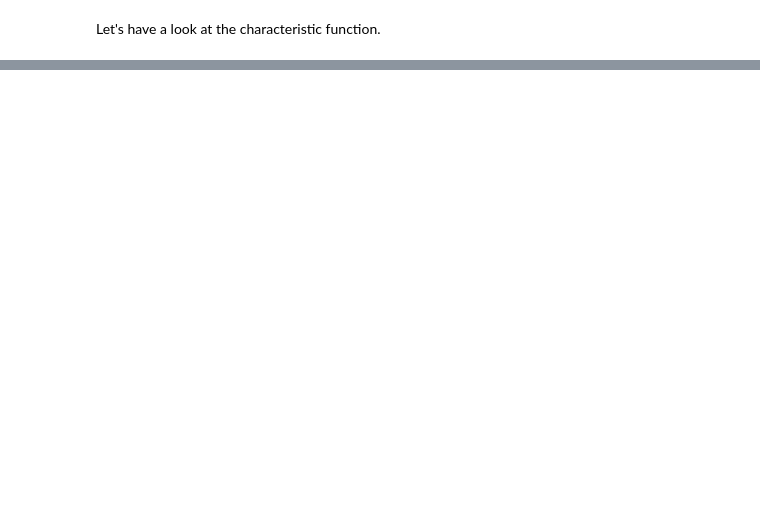
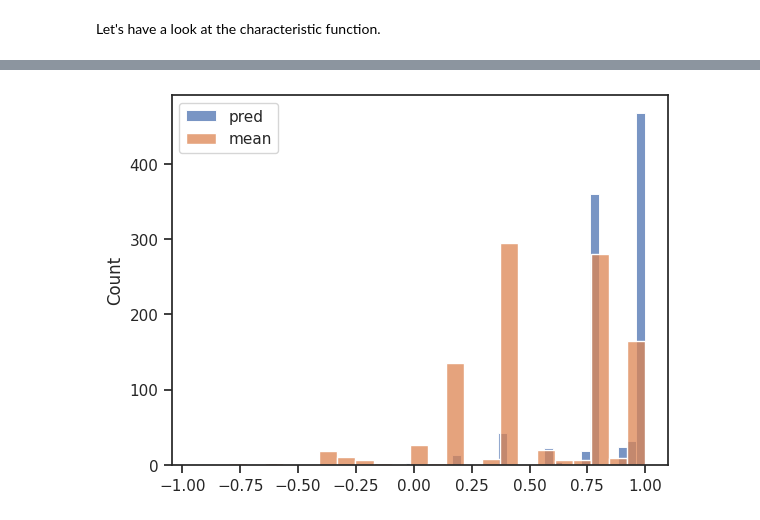
Before and after one commit to andreghl/thesis, a Jupyter notebook: data/instances.ipynb, the cells around one changed output, grey strips where cells are left out. Cells and saved outputs as stored; diff of their text form; code cells hidden in the pictures; blank space fills up the shorter version.

```diff
--- a/data/instances.ipynb
+++ b/data/instances.ipynb
@@ -120,0 +178,9 @@ Text(0.5, 1.0, 'GainNN Performance')
+# %%
+sns.histplot(rcorr, label = 'pred')
+# sns.histplot(rcorr_neg, label = 'neg')
+# sns.histplot(rcorr_pos, label = 'pos')
+sns.histplot(rcorr_base, label = 'mean')
+plt.legend()
+plt.show()
+# %% [output]
+[figure, added]
```
Also changed, not shown: parts of 15 cells of this notebook, 27 other files.
